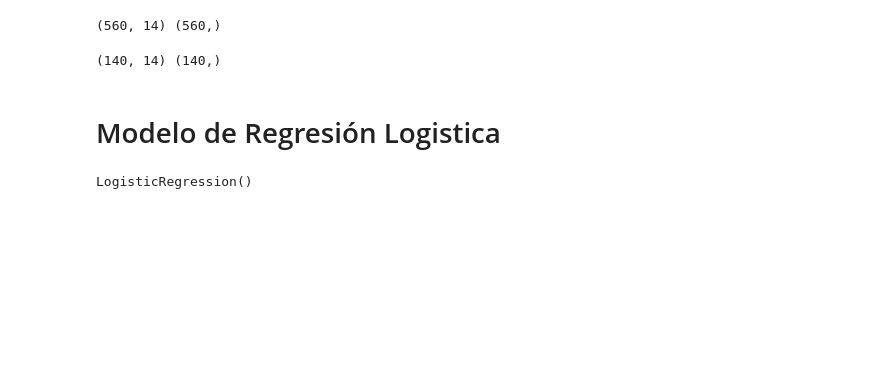
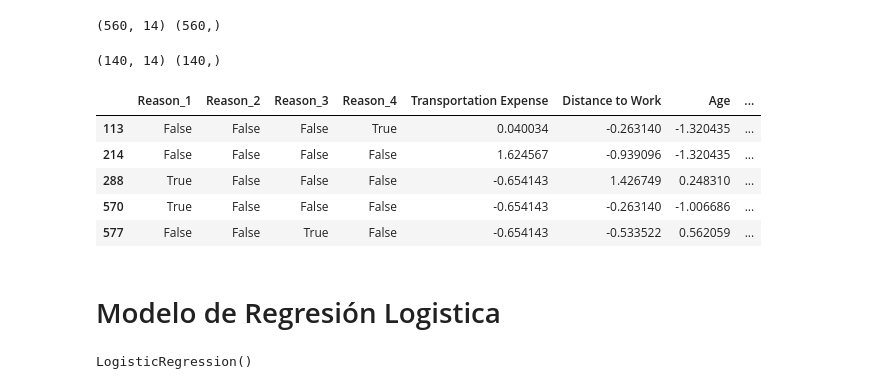
Before and after one commit to christmasv/Proyectos-de-ML, a Jupyter notebook: absentismo_modelo_rlogistica.ipynb, the cells around one changed output. Cells and saved outputs as stored; diff of their text form; code cells hidden in the pictures; blank space fills up the shorter version.

```diff
--- a/absentismo_modelo_rlogistica.ipynb
+++ b/absentismo_modelo_rlogistica.ipynb
@@ -886,6 +877,15 @@ print(X_train.shape, y_train.shape)
 print(X_test.shape, y_test.shape)
 # %% [output]
 (140, 14) (140,)
+# %%
+X_train.head()
+# %% [output]
+|  | Reason_1 | Reason_2 | Reason_3 | Reason_4 | Transportation Expense | Distance to Work | Age | ... |
+| 113 | False | False | False | True | 0.040034 | -0.263140 | -1.320435 | ... |
+| 214 | False | False | False | False | 1.624567 | -0.939096 | -1.320435 | ... |
+| 288 | True | False | False | False | -0.654143 | 1.426749 | 0.248310 | ... |
+| 570 | True | False | False | False | -0.654143 | -0.263140 | -1.006686 | ... |
+| 577 | False | False | True | False | -0.654143 | -0.533522 | 0.562059 | ... |
 # %% [markdown]
 # Modelo de Regresión Logistica
 # %%
```
Also changed, not shown: parts of 34 cells of this notebook.
